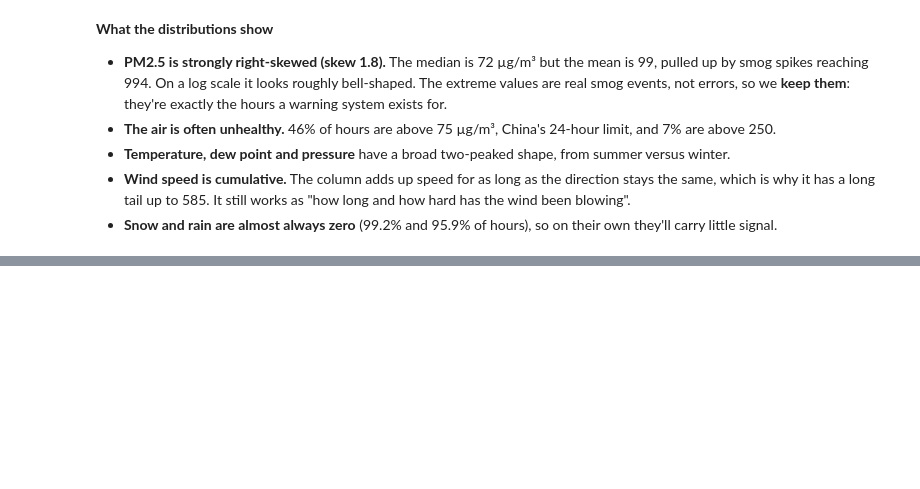
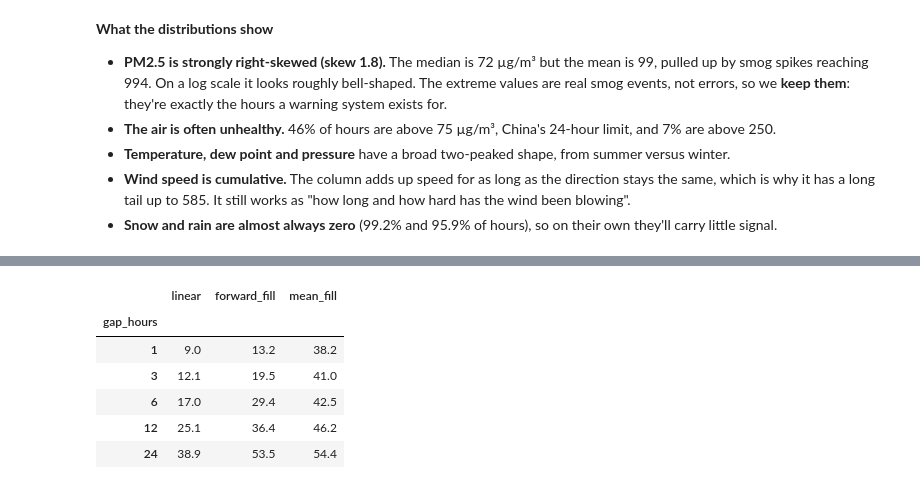
Before and after one commit to teniolaiji/beijing-pm25-forecasting-pipeline, a Jupyter notebook: notebooks/01_eda.ipynb, the cells around one changed output, grey strips where cells are left out. Saved outputs shown, nothing was run; the diff lists cells and outputs as text; code cells hidden in the pictures; blank space fills up the shorter version.

```diff
--- a/notebooks/01_eda.ipynb
+++ b/notebooks/01_eda.ipynb
@@ -120,0 +180,32 @@ save("distributions")
+# %%
+rng = np.random.default_rng(0)
+rows = []
+for gap in [1, 3, 6, 12, 24]:
+    errors = {"linear": [], "forward_fill": [], "mean_fill": []}
+    for _ in range(400):
+        i = rng.integers(48, len(pm) - 48)
+        window = pm.iloc[i - 24 : i + gap + 24]
+        if window.isna().any():
+            continue  # only test on stretches we know the truth for
+        truth = window.iloc[24 : 24 + gap]
+        blank = window.copy()
+        blank.iloc[24 : 24 + gap] = np.nan
+        fills = {
+            "linear": blank.interpolate(),
+            "forward_fill": blank.ffill(),
+            "mean_fill": blank.fillna(blank.mean()),
+        }
+        for name, filled in fills.items():
+            errors[name].append((filled.iloc[24 : 24 + gap] - truth).abs().mean())
+    rows.append({"gap_hours": gap, **{k: np.mean(v) for k, v in errors.items()}})
+
+fill_test = pd.DataFrame(rows).set_index("gap_hours").round(1)
+fill_test
+# %% [output]
+|  | linear | forward_fill | mean_fill |
+| gap_hours |  |  |  |
+| 1 | 9.0 | 13.2 | 38.2 |
+| 3 | 12.1 | 19.5 | 41.0 |
+| 6 | 17.0 | 29.4 | 42.5 |
+| 12 | 25.1 | 36.4 | 46.2 |
+| 24 | 38.9 | 53.5 | 54.4 |
```
Also changed, not shown: parts of 7 cells of this notebook, 3 other files.
